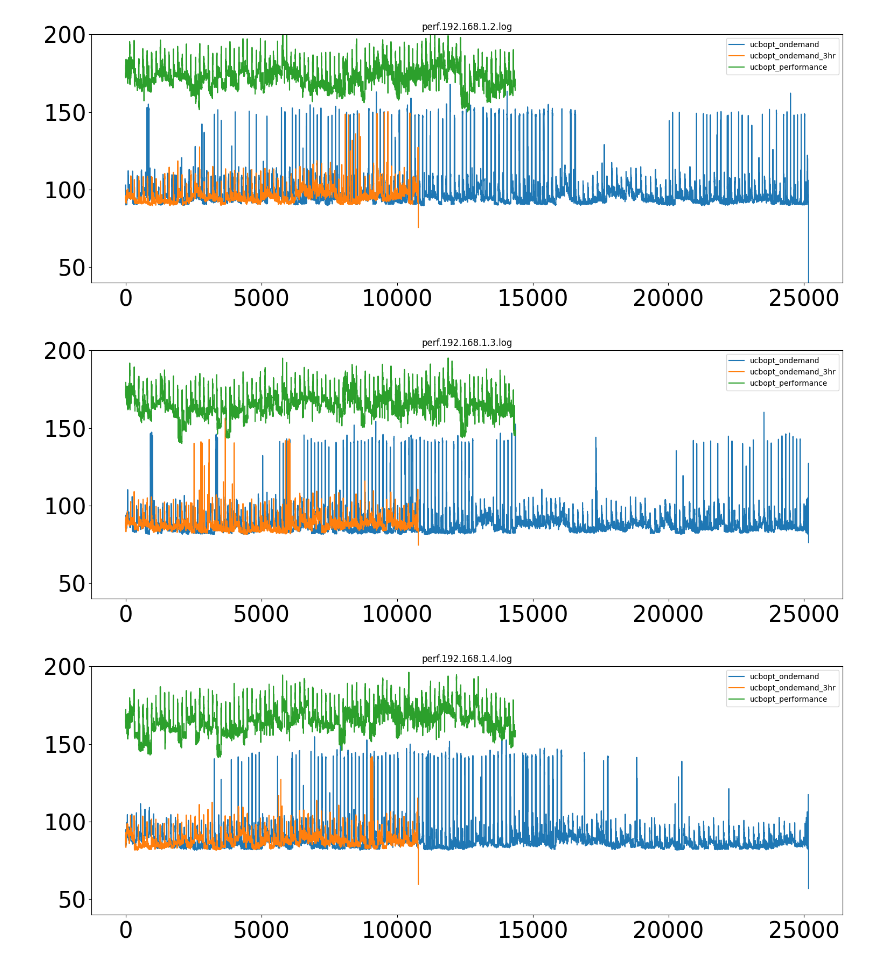
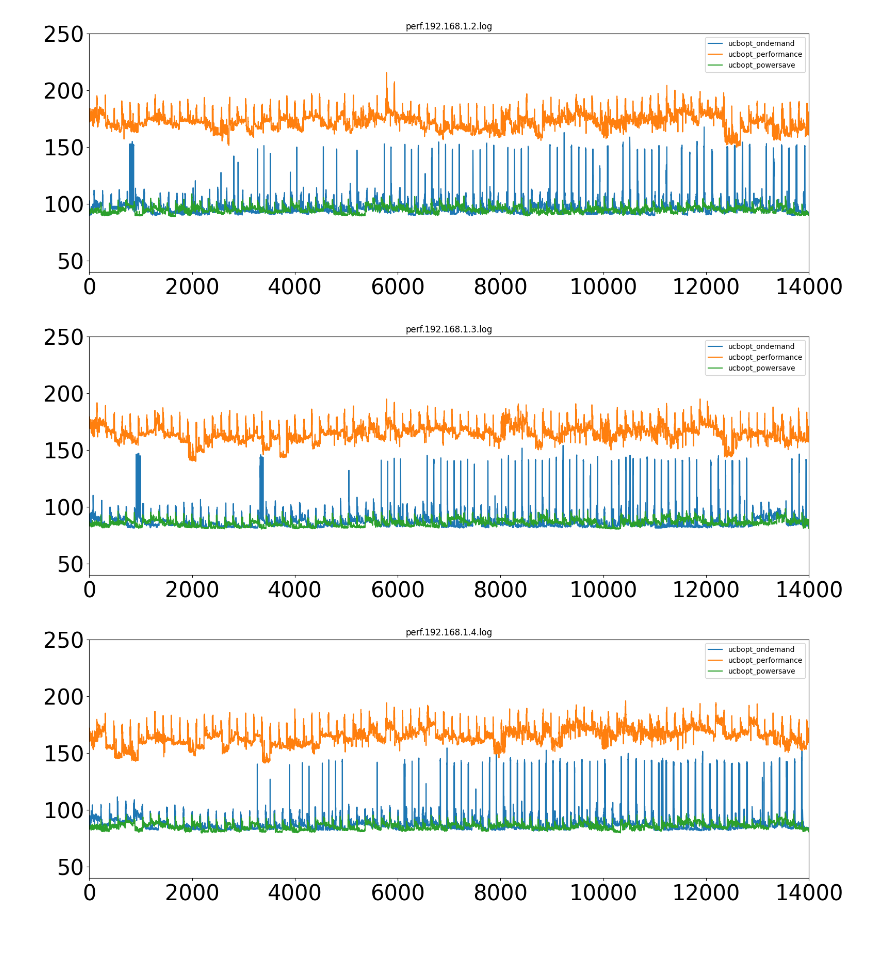
Before and after one commit to SustainableOpenShift/peakler, a Jupyter notebook: experiments/cilantro/jupyter-notebook/sm220u.ipynb, the cells around one changed output. Drawn from its saved outputs; the diff is of its cells as text; code cells hidden in the pictures; blank space fills up the shorter version.

Commit message:
add powersave figures

```diff
--- a/experiments/cilantro/jupyter-notebook/sm220u.ipynb
+++ b/experiments/cilantro/jupyter-notebook/sm220u.ipynb
@@ -136,9 +136,9 @@ plt.rcParams['figure.figsize'] = 18, 6
 ## Graph from Cilantro paper
 
 rets = {}
-rets['ucbopt_ondemand'] = getDefaultRet(pol[0])
-rets['ucbopt_ondemand_3hr'] = getDefaultRet(pol[1])
-rets['performance'] = getDefaultRet(pol[2])
+rets['ondemand'] = getDefaultRet(pol[0])
+rets['performance'] = getDefaultRet(pol[1])
+rets['powersave'] = getDefaultRet(pol[2])
 
 fig, ax = plt.subplots(1, 1)
 
@@ -155,6 +155,7 @@ ax.set_xlabel(f"{TIME_ELAPSED}")
 ax.set_ylabel(f"{CUM_P99} (ms)")
 print(y_vals[0])
 ax.set_ylim(0, 30000000)
+ax.set_xlim(0, 11000)
 ax.grid(True)
 ax.legend(fontsize=24)
 plt.tight_layout()
@@ -171,32 +172,32 @@ plt.show()
 # %%
 def getJoules(name):
     with open(name) as f:
         data = f.read()
     arr = []
     for l in data.split('\n'):
         try:
             arr.append(float(l.split(',')[1]))
         except:
             continue
     return arr
 
 for name in ['perf.192.168.1.2.log', 'perf.192.168.1.3.log', 'perf.192.168.1.4.log']:
     arr = getJoules(f'../ucbopt_ondemand_sm220u/results/{name}')
     df = pd.DataFrame()
     df['pkg'] = arr
-    ax = df.plot(y='pkg', kind='line', title=f"{name}", ylim=[40, 200], label='ucbopt_ondemand')
-
-    arr2 = getJoules(f'../ucbopt_ondemand_sm220u_3hoursonly/results/{name}')
-    df2 = pd.DataFrame()
-    df2['pkg'] = arr2
-    df2.plot(ax=ax, y='pkg', kind='line', title=f"{name}", ylim=[40, 200], label='ucbopt_ondemand_3hr')
+    ax = df.plot(y='pkg', kind='line', title=f"{name}", ylim=[40, 250], xlim=[0,14000], label='ucbopt_ondemand')
 
     arr3 = getJoules(f'../ucbopt_performance_sm220u/results/{name}')
     df3 = pd.DataFrame()
     df3['pkg'] = arr3
-    df3.plot(ax=ax, y='pkg', kind='line', title=f"{name}", ylim=[40, 200], label='ucbopt_performance')
+    df3.plot(ax=ax, y='pkg', kind='line', title=f"{name}", ylim=[40, 250], label='ucbopt_performance')
+
+    arr2 = getJoules(f'../ucbopt_powersave_sm220u/results/{name}')
+    df2 = pd.DataFrame()
+    df2['pkg'] = arr2
+    df2.plot(ax=ax, y='pkg', kind='line', title=f"{name}", ylim=[40, 250], label='ucbopt_powersave')
 # %% [output]
-[figure, old version]
+[figure, new version]
-[figure, old version]
+[figure, new version]
-[figure, old version]
+[figure, new version]
 # %% [markdown]
```
Also changed, not shown: parts of 3 cells of this notebook.
